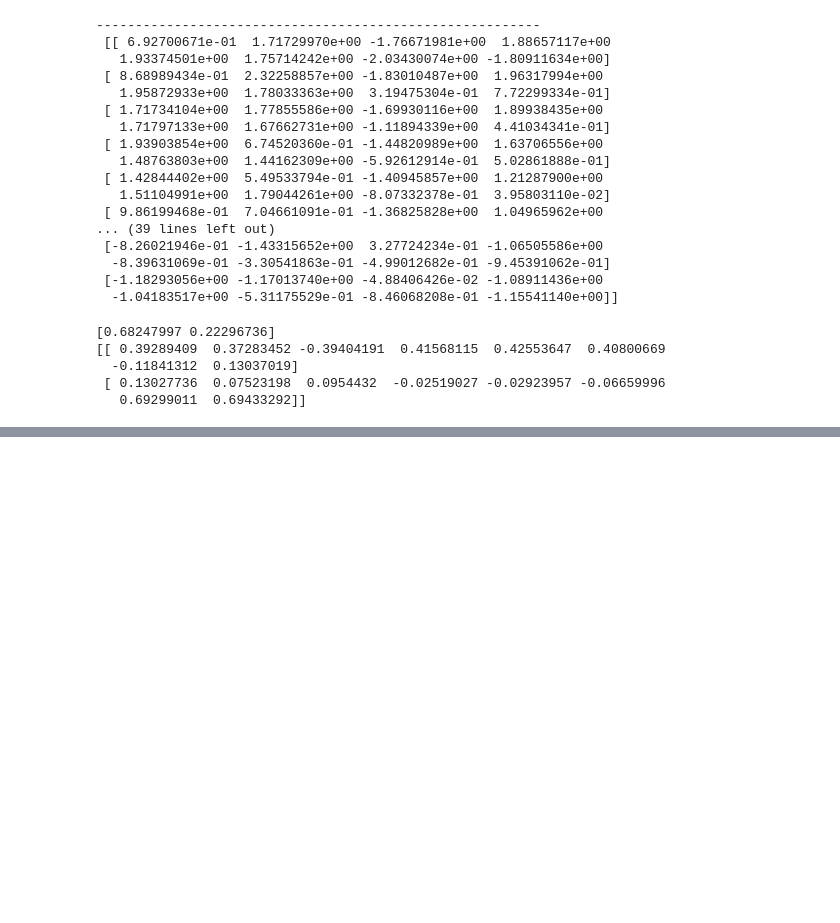
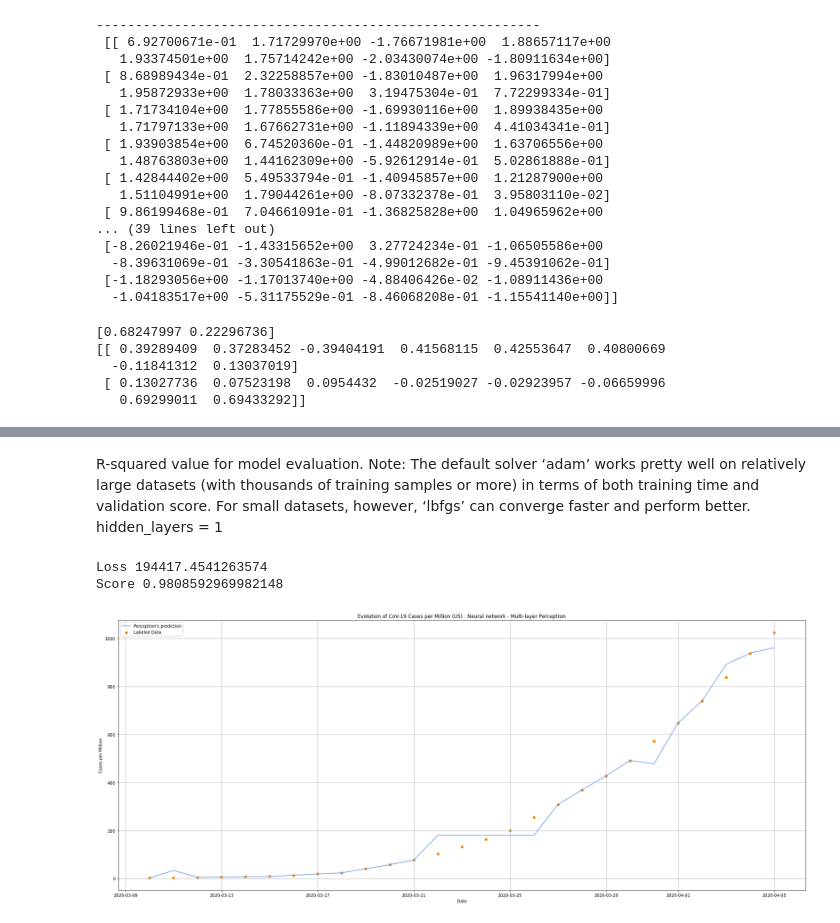
Before and after one commit to diogoalex01/FEUP-IART, a Jupyter notebook: SupervisedLearning/COVID-19.ipynb, the cells around one changed output, grey strips where cells are left out. Cells and saved outputs as stored; diff of their text form; code cells hidden in the pictures; blank space fills up the shorter version.

Commit message:
Implemented Neural Network
Co-authored-by: diogoalex01 <diogoalexandre01@hotmail.com>
Co-authored-by: mafaldasantos10 <mafalda.ctsantos@gmail.com>

```diff
--- a/SupervisedLearning/COVID-19.ipynb
+++ b/SupervisedLearning/COVID-19.ipynb
@@ -406,0 +428,28 @@ plt.show()
+# %% [markdown]
+R-squared value for model evaluation.
+Note: The default solver ‘adam’ works pretty well on relatively large datasets (with thousands of training samples or more) in terms of both training time and validation score. For small datasets, however, ‘lbfgs’ can converge faster and perform better.
+hidden_layers = 1
+# %%
+from sklearn.neural_network import MLPRegressor
+hidden_layers = 5
+model = MLPRegressor(hidden_layers, validation_fraction = 0, solver='lbfgs').fit(X_train, Y_train)
+coefs = model.coefs_
+NN_predict = model.predict(X)
+NN_score = model.score(X_test, Y_test)
+loss = np.square(Y - NN_predict).mean()
+print('Loss', loss)
+print('Score', NN_score)
+
+# Plot the results
+_, ax = plt.subplots(figsize=(24, 10))
+ax.grid()
+labeled = ax.scatter(date_format[day_index:], Y, color='darkorange', label='data')
+NN_plot, = ax.plot(date_format[day_index:], NN_predict, color='cornflowerblue')
+ax.legend((NN_plot,labeled), ('Perceptron\'s prediction', 'Labeled Data'), loc='upper left', shadow=False)
+ax.set(xlabel="Date", ylabel='Cases per Million', title = "Evolution of CoV-19 Cases per Million (%s) : Neural network - Multi-layer Perceptron" % (country))
+plt.tight_layout()
+plt.show()
+# %% [output]
+Loss 194417.4541263574
+Score 0.9808592969982148
+[figure, added]
```
Also changed, not shown: parts of 9 cells of this notebook.
